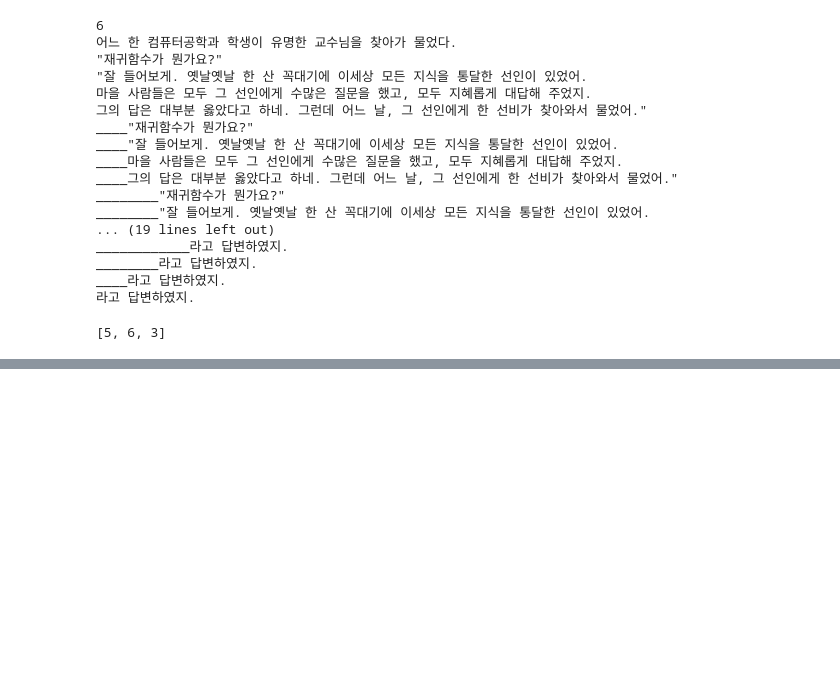
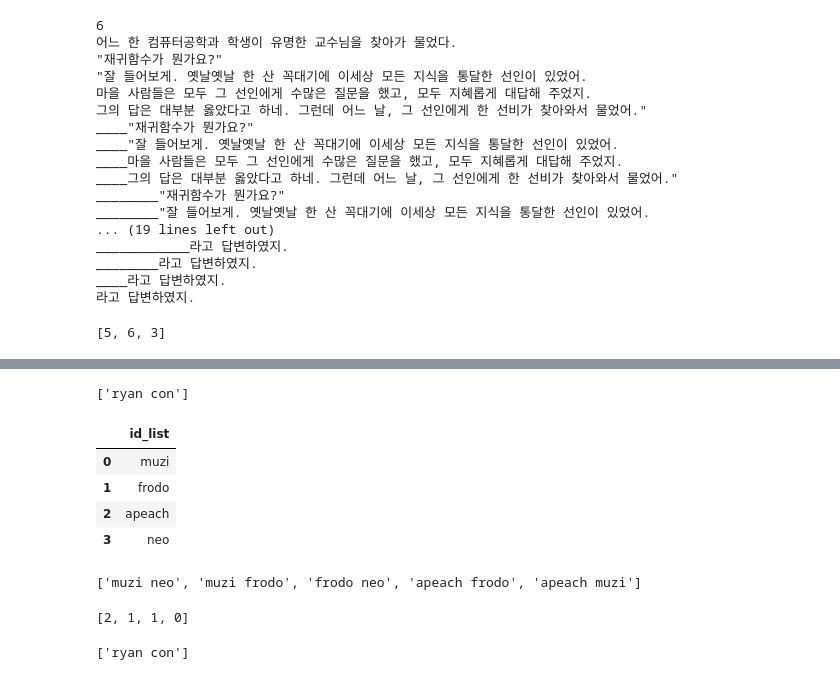
Before and after one commit to cabbi120101/TIL, a Jupyter notebook: python/프로그래머스.ipynb, the cells around one changed output, grey strips where cells are left out. Cells and saved outputs as stored; diff of their text form; code cells hidden in the pictures; blank space fills up the shorter version.

```diff
--- a/python/프로그래머스.ipynb
+++ b/python/프로그래머스.ipynb
@@ -370,0 +408,23 @@ what_is_recurrsion(int(input()))
+# %%
+list(set(report2))
+# %% [output]
+['ryan con']
+# %%
+id_list =["muzi", "frodo", "apeach", "neo"]
+report = ["muzi frodo","apeach frodo","frodo neo","muzi neo","apeach muzi"]
+k = 2
+# %%
+kakao = pd.DataFrame()
+kakao['id_list'] = id_list
+# %%
+kakao
+# %% [output]
+|  | id_list |
+| 0 | muzi |
+| 1 | frodo |
+| 2 | apeach |
+| 3 | neo |
+# %%
+list(set(report))
+# %% [output]
+['muzi neo', 'muzi frodo', 'frodo neo', 'apeach frodo', 'apeach muzi']
@@ -370,0 +457,11 @@ what_is_recurrsion(int(input()))
+# %%
+final
+# %% [output]
+[2, 1, 1, 0]
+# %%
+report = ["ryan con", "ryan con", "ryan con", "ryan con"]
+k = 3
+
+list(set(report))
+# %% [output]
+['ryan con']
```
Also changed, not shown: parts of 43 cells of this notebook.
